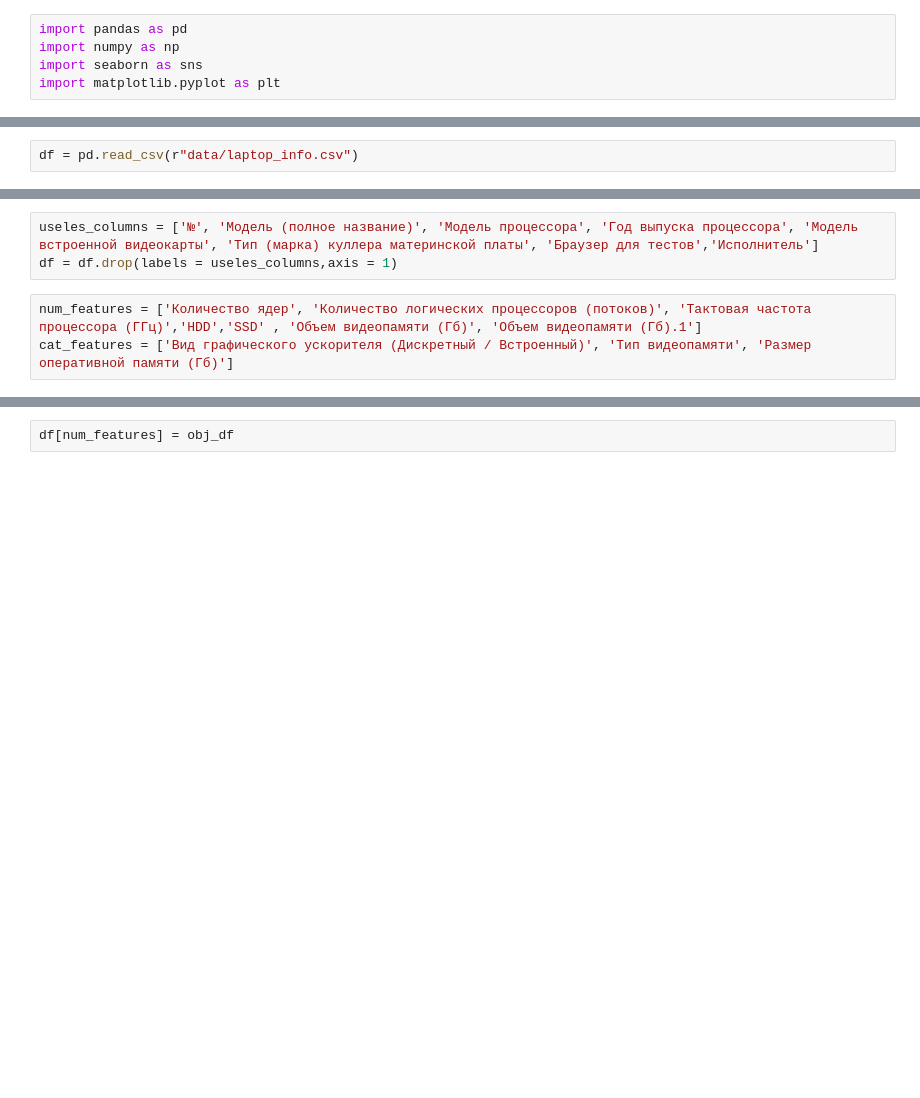
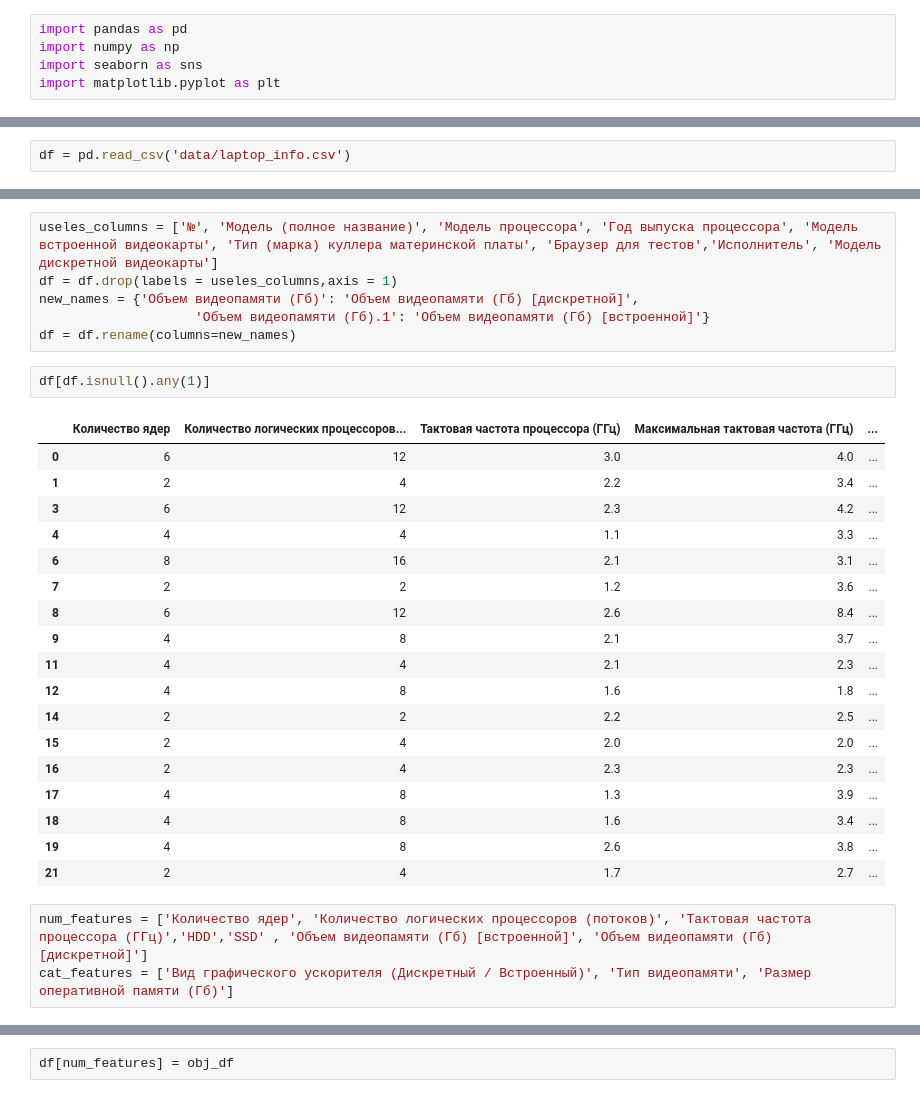
Before and after one commit to radabolsky/laptop-performance, a Jupyter notebook: statistic.ipynb, the cells around one changed output, grey strips where cells are left out. Saved outputs shown, nothing was run; the diff lists cells and outputs as text; blank space fills up the shorter version.

```diff
--- a/statistic.ipynb
+++ b/statistic.ipynb
@@ -6,2 +8,2 @@ import matplotlib.pyplot as plt
 # %%
-df = pd.read_csv(r"data/laptop_info.csv")
+df = pd.read_csv('data/laptop_info.csv')
@@ -8,6 +27,30 @@ df = pd.read_csv(r"data/laptop_info.csv")
 # %%
-useles_columns = ['№', 'Модель (полное название)', 'Модель процессора', 'Год выпуска процессора', 'Модель встроенной видеокарты', 'Тип (марка) куллера материнской платы', 'Браузер для тестов','Исполнитель']
+useles_columns = ['№', 'Модель (полное название)', 'Модель процессора', 'Год выпуска процессора', 'Модель встроенной видеокарты', 'Тип (марка) куллера материнской платы', 'Браузер для тестов','Исполнитель', 'Модель дискретной видеокарты']
 df = df.drop(labels = useles_columns,axis = 1)
+new_names = {'Объем видеопамяти (Гб)': 'Объем видеопамяти (Гб) [дискретной]',
+                    'Объем видеопамяти (Гб).1': 'Объем видеопамяти (Гб) [встроенной]'}
+df = df.rename(columns=new_names)
+# %%
+df[df.isnull().any(1)]
+# %% [output]
+|  | Количество ядер | Количество логических процессоров... | Тактовая частота процессора (ГГц) | Максимальная тактовая частота (ГГц) | ... |
+| 0 | 6 | 12 | 3.0 | 4.0 | ... |
+| 1 | 2 | 4 | 2.2 | 3.4 | ... |
+| 3 | 6 | 12 | 2.3 | 4.2 | ... |
+| 4 | 4 | 4 | 1.1 | 3.3 | ... |
+| 6 | 8 | 16 | 2.1 | 3.1 | ... |
+| 7 | 2 | 2 | 1.2 | 3.6 | ... |
+| 8 | 6 | 12 | 2.6 | 8.4 | ... |
+| 9 | 4 | 8 | 2.1 | 3.7 | ... |
+| 11 | 4 | 4 | 2.1 | 2.3 | ... |
+| 12 | 4 | 8 | 1.6 | 1.8 | ... |
+| 14 | 2 | 2 | 2.2 | 2.5 | ... |
+| 15 | 2 | 4 | 2.0 | 2.0 | ... |
+| 16 | 2 | 4 | 2.3 | 2.3 | ... |
+| 17 | 4 | 8 | 1.3 | 3.9 | ... |
+| 18 | 4 | 8 | 1.6 | 3.4 | ... |
+| 19 | 4 | 8 | 2.6 | 3.8 | ... |
+| 21 | 2 | 4 | 1.7 | 2.7 | ... |
 # %%
-num_features = ['Количество ядер', 'Количество логических процессоров (потоков)', 'Тактовая частота процессора (ГГц)','HDD','SSD' , 'Объем видеопамяти (Гб)', 'Объем видеопамяти (Гб).1']
+num_features = ['Количество ядер', 'Количество логических процессоров (потоков)', 'Тактовая частота процессора (ГГц)','HDD','SSD' , 'Объем видеопамяти (Гб) [встроенной]', 'Объем видеопамяти (Гб) [дискретной]']
 cat_features = ['Вид графического ускорителя (Дискретный / Встроенный)', 'Тип видеопамяти', 'Размер оперативной памяти (Гб)']
```
Also changed, not shown: parts of 15 cells of this notebook, 2 other files.
